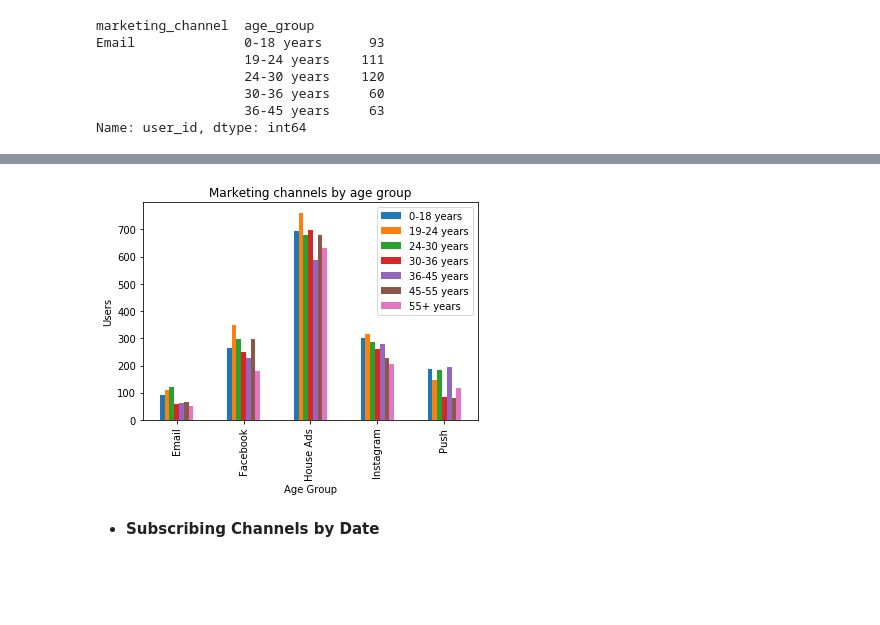
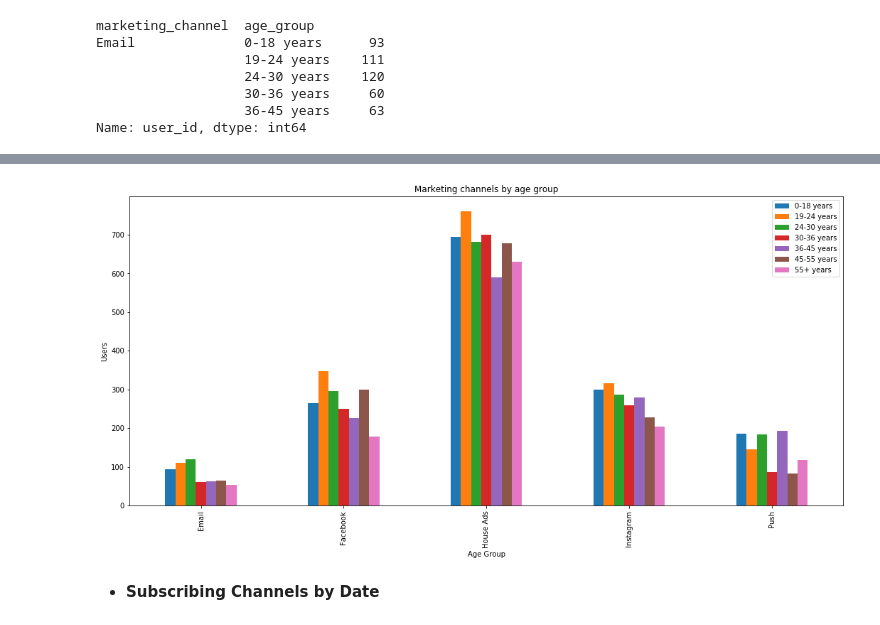
Before and after one commit to nikitamaloo/Marketing-Campaign-Analytics-with-Pandas, a Jupyter notebook: Marketing Campaign Analytics with Pandas.ipynb, the cells around one changed output, grey strips where cells are left out. Saved outputs shown, nothing was run; the diff lists cells and outputs as text; code cells hidden in the pictures; blank space fills up the shorter version.

```diff
--- a/Marketing Campaign Analytics with Pandas.ipynb
+++ b/Marketing Campaign Analytics with Pandas.ipynb
@@ -301,15 +301,15 @@ channel_age_df
 | Push | 186 | 145 | 183 | 86 | 193 | 82 | 118 |
 # %%
 # Plot the results
-channel_age_df.plot(kind = 'bar')
+channel_age_df.plot(kind='bar',figsize =(18,8))
 plt.title('Marketing channels by age group')
 plt.xlabel('Age Group')
 plt.ylabel('Users')
 # Add a legend to the plot
-plt.legend(loc = 'upper right', labels = channel_age_df.columns.values)
+plt.legend(loc='upper right', labels = channel_age_df.columns.values)
 plt.show()
 # %% [output]
-[figure, old version]
+[figure, new version]
 # %% [markdown]
 * **Subscribing Channels by Date**
 # %%
```
Also changed, not shown: parts of 21 cells of this notebook.
